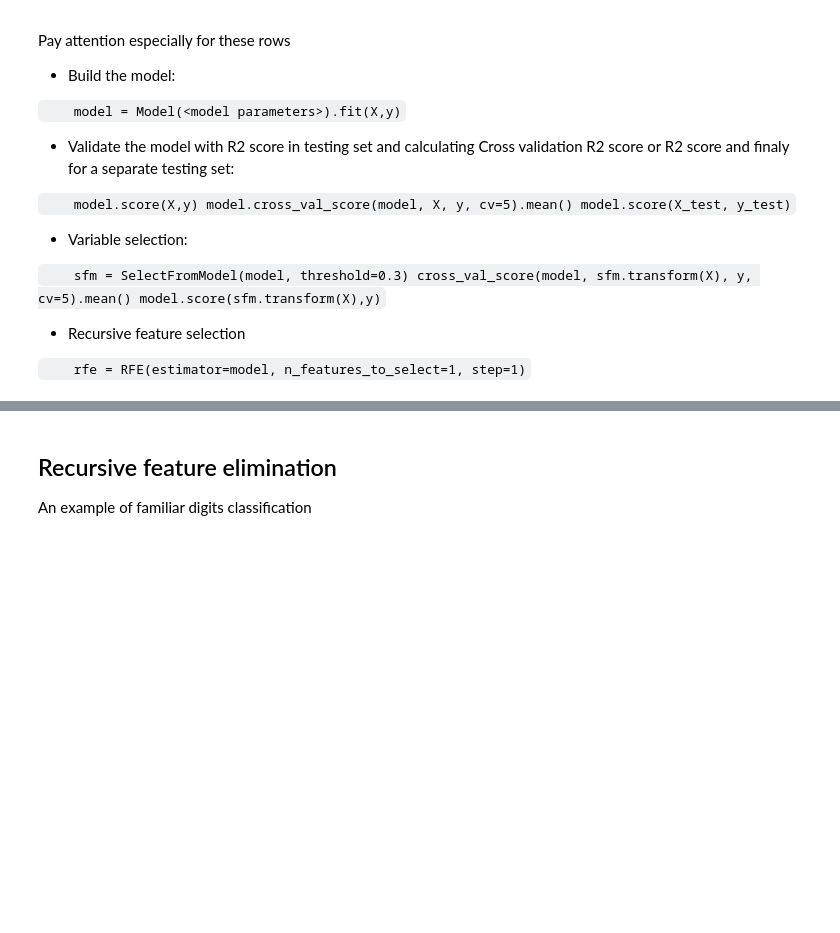
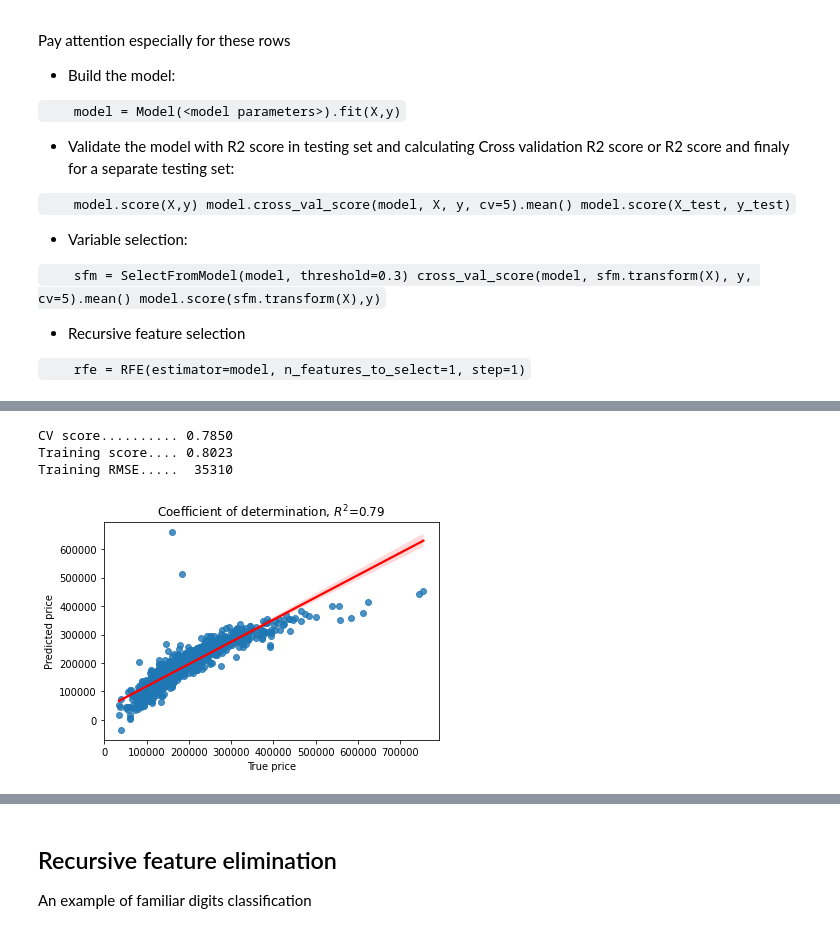
Before and after one commit to pevalisuo/AML, a Jupyter notebook: lectures/Regression.ipynb, the cells around one changed output, grey strips where cells are left out. Saved outputs shown, nothing was run; the diff lists cells and outputs as text; code cells hidden in the pictures; blank space fills up the shorter version.

```diff
--- a/lectures/Regression.ipynb
+++ b/lectures/Regression.ipynb
@@ -426,0 +358,19 @@ GradientBoostingRegressor()
+# %%
+# Then L2 regularized Ridge Regression
+rr=Ridge(alpha=170).fit(X,y)
+yhat=rr.predict(X)
+RsquaredCV=cross_val_score(rr, X, y, cv=5).mean()
+RsquaredTR=rr.score(X,y)
+
+sns.regplot(x=y,y=yhat, line_kws={"color": "red"})
+plt.xlabel('True price')
+plt.ylabel('Predicted price')
+plt.title('Coefficient of determination, $R^2$=%3.2f' % RsquaredCV)
+print("CV score.......... %6.4f" % RsquaredCV)
+print("Training score.... %6.4f" % RsquaredTR)
+print("Training RMSE..... %6d" % rmse(yhat,y))
+# %% [output]
+CV score.......... 0.7850
+Training score.... 0.8023
+Training RMSE.....  35310
+[figure, added]
```
Also changed, not shown: parts of 37 cells of this notebook.
